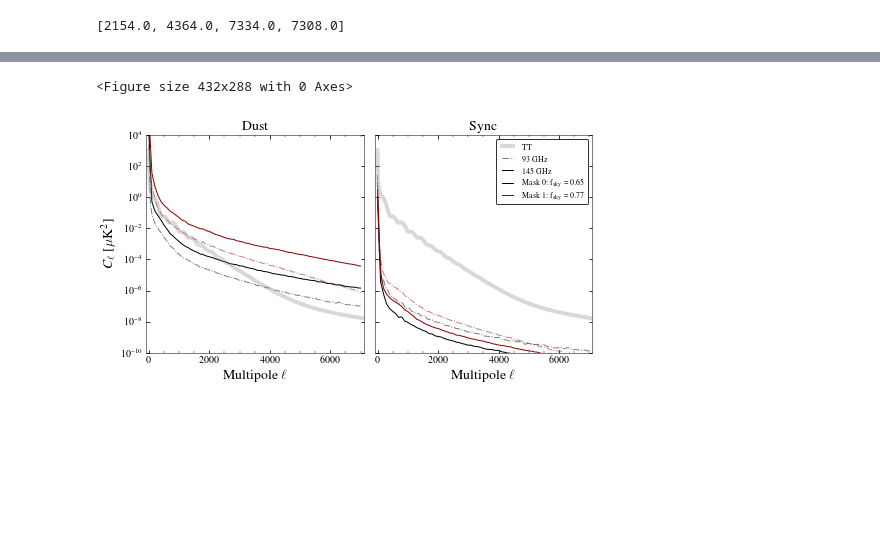
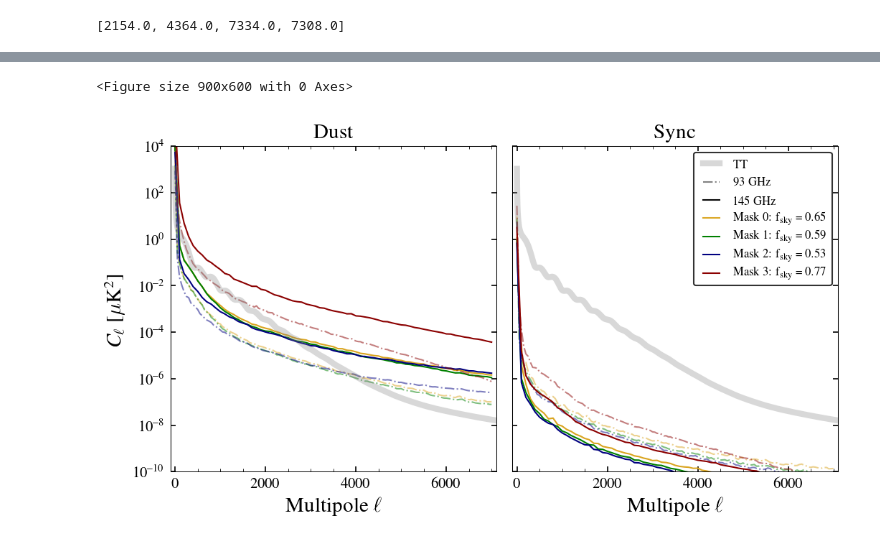
Before and after one commit to sriniraghunathan/DRAFT, a Jupyter notebook: scripts/notebooks/check_gal_cl.ipynb, the cells around one changed output, grey strips where cells are left out. Drawn from its saved outputs; the diff is of its cells as text; code cells hidden in the pictures; blank space fills up the shorter version.

```diff
--- a/scripts/notebooks/check_gal_cl.ipynb
+++ b/scripts/notebooks/check_gal_cl.ipynb
@@ -161,8 +166,8 @@ color_dic = {0:'navy', 1: 'green', 2: 'goldenrod', 3: 'darkred'}
 tot_mask_iter = 5
 color_dic = {0:'navy', 1: 'green', 2: 'goldenrod', 3: 'orangered', 4: 'darkred'}
 
-tot_mask_iter = 2
-color_dic = {0:'black', 1: 'darkred'}
+tot_mask_iter = 4
+color_dic = {0:'goldenrod', 1: 'green', 2: 'navy', 3: 'darkred'}
 
 for mask_iter in range(tot_mask_iter):
     plot_done = []
@@ -208,32 +213,32 @@ for mask_iter in range(tot_mask_iter):
                 ax = subplot(1,2,2, yscale = 'log')
                 #plot(el, cl_sync, label = lab, lw = lwval, linestyle = lsval, color = colorval, alpha = alphaval)
                 plot(el_to_plot, cl_sync_to_plot, label = lab, lw = lwval, linestyle = lsval, color = colorval, alpha = alphaval)
 
 for cntr, which_comp in enumerate( ['dust', 'sync'] ):
 
     ax = subplot(1,2,cntr+1, yscale = 'log')
     plot(el_camb, cl_TT, 'gray', lw = 4., label = r'TT', alpha = 0.3)
     if cntr == 1: ##0:
 
         galdustsims_cl = np.load(param_dict['cl_gal_dic_dust_fname'], allow_pickle=1, encoding = 'latin1').item()
         fsky_arr = galdustsims_cl['fsky_arr']
 
         for freq1 in freqarr:
             plot([], [], color = 'k', alpha = alpha_dic[freq1], ls = ls_dic[freq1], label = r'%s GHz' %(freq1))
         for mask_iter in range(tot_mask_iter):
             fsky_val = fsky_arr[mask_iter]
             plot([], [], color = color_dic[mask_iter], label = r'Mask %s: f$_{\rm sky} = %.2f$' %(mask_iter, fsky_val))
 
         #legend(loc = 3, ncol = 2, fontsize = 8)
         legend(loc = 1, ncol = 1, fontsize = 8)
     xlabel(r'Multipole $\ell$', fontsize = 14)
     if cntr == 0:
         ylabel(r'$C_{\ell}\ [\mu {\rm K}^{2}]$', fontsize = 14)
     else:
         setp(ax.get_yticklabels(which = 'both'), visible=False)
     title(r'%s' %(which_comp.capitalize()), fontsize = 14)
     xlim(-100, lmax+100); ylim(1e-10, 1e4)
 #savefig('reports/galactic_sims/dust_sync_pspectra.pdf')
 # %% [output]
-<Figure size 432x288 with 0 Axes>
+<Figure size 900x600 with 0 Axes>
-[figure, old version]
+[figure, new version]
```
Also changed, not shown: parts of 3 cells of this notebook, 1 other file.
